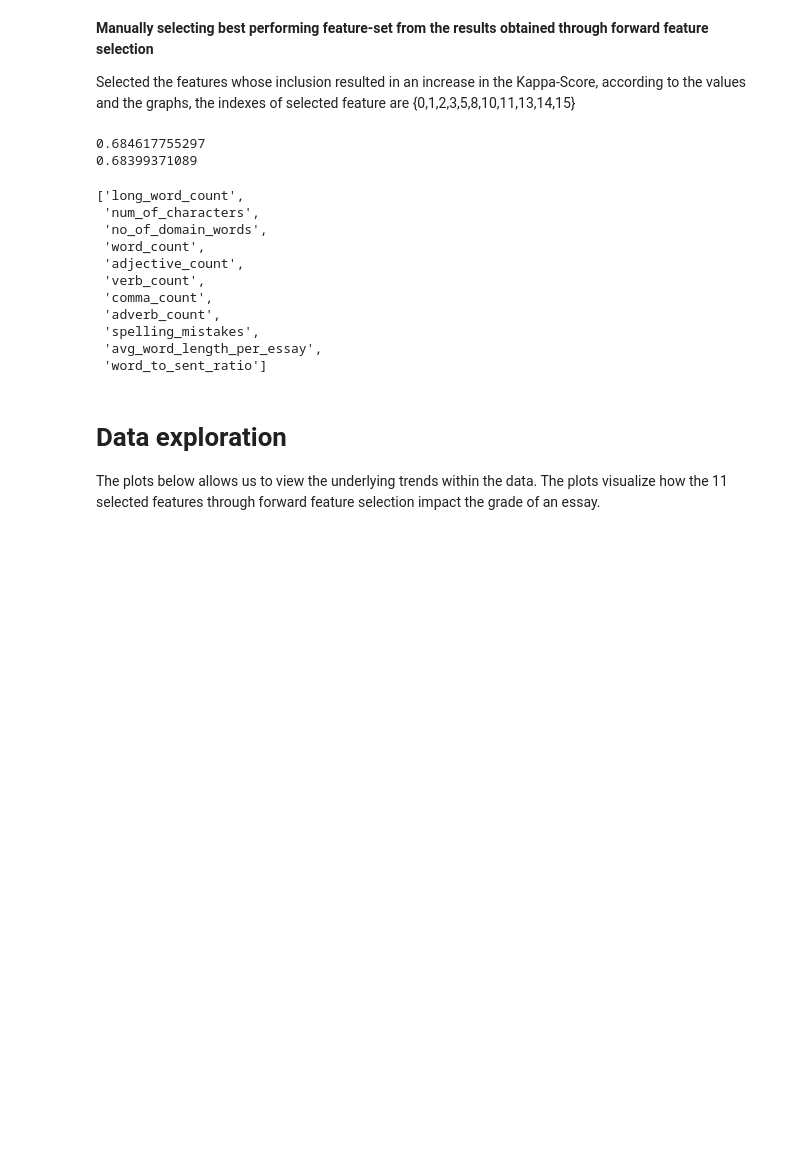
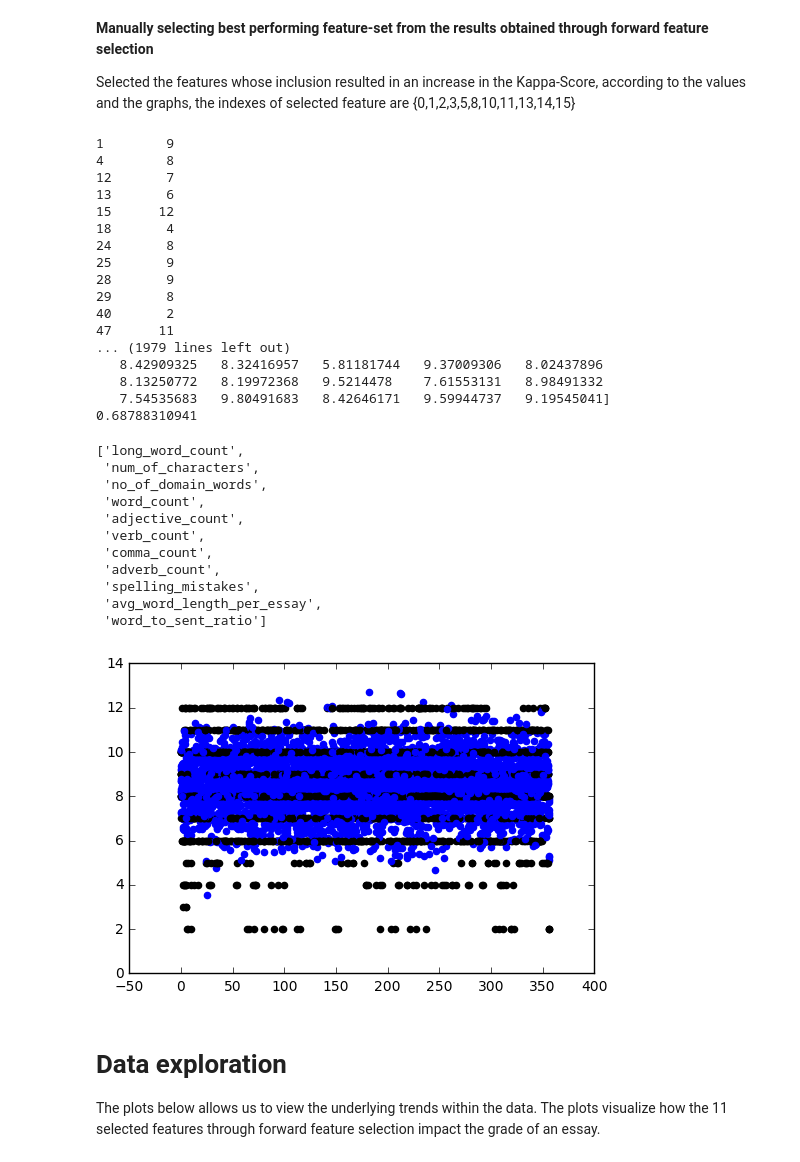
Before and after one commit to vasu5235/Kaggle-Automated-Essay-Checking-System, a Jupyter notebook: aes.ipynb, the cells around one changed output. Cells and saved outputs as stored; diff of their text form; code cells hidden in the pictures; blank space fills up the shorter version.

```diff
--- a/aes.ipynb
+++ b/aes.ipynb
@@ -181,7 +182,7 @@ describe_the_data.describe()
 # %%
 #Fitting, predicting and calculating error.
 #Using LinearRegression, 5 fold cross validation and quadratic kappa as an error metric.
-
+import matplotlib.pyplot as plt
 from sklearn import cross_validation
 from sklearn.linear_model import LinearRegression
 from metrics import kappa
@@ -208,9 +209,13 @@ def Evaluate(feature_list):
             end = time()
 
             #print ("Made predictions in {:.4f} seconds.".format(end - start))
-            result = kappa(y_test.values,y_pred,weights='quadratic')
+            result = kappa(y_test.values,np.around(y_pred,decimals=2),weights='quadratic')
             results.append(result)
-
+            print y_test,np.around(y_pred,decimals=2)
+            X_test_list = [i for i in range(len(X_test))]
+            plt.scatter(X_test_list,y_test.values,color='black')
+            plt.scatter(X_test_list,np.around(y_pred,decimals=2),color='blue')
+            #print len(X_test),len(y_test),len(y_pred)
             #probas = model.fit(train[traincv], target[traincv]).predict_proba(train[testcv])
 
 
@@ -331,23 +336,41 @@ Selected the features whose inclusion resulted in an increase in the Kappa-Score
 # %%
 selected_indexes  = [0,1,2,3,5,8,10,11,13,14,15] #Do not delete
 selected_features = [sorted_f[i] for i in selected_indexes]
+result = Evaluate(selected_features)
+
 print Evaluate(selected_features)
 print Evaluate(sorted_f)
 selected_features
 # %% [output]
-0.684617755297
-0.68399371089
+1        9
+4        8
+12       7
+13       6
+15      12
+18       4
+24       8
+25       9
+28       9
+29       8
+40       2
+47      11
+... (1979 lines left out)
+   8.42909325   8.32416957   5.81181744   9.37009306   8.02437896
+   8.13250772   8.19972368   9.5214478    7.61553131   8.98491332
+   7.54535683   9.80491683   8.42646171   9.59944737   9.19545041]
+0.68788310941
 ['long_word_count',
  'num_of_characters',
  'no_of_domain_words',
  'word_count',
  'adjective_count',
  'verb_count',
  'comma_count',
  'adverb_count',
  'spelling_mistakes',
  'avg_word_length_per_essay',
  'word_to_sent_ratio']
+[figure, added]
 # %% [markdown]
 # Data exploration
 
```
Also changed, not shown: parts of 1 cell of this notebook, 3 other files.
